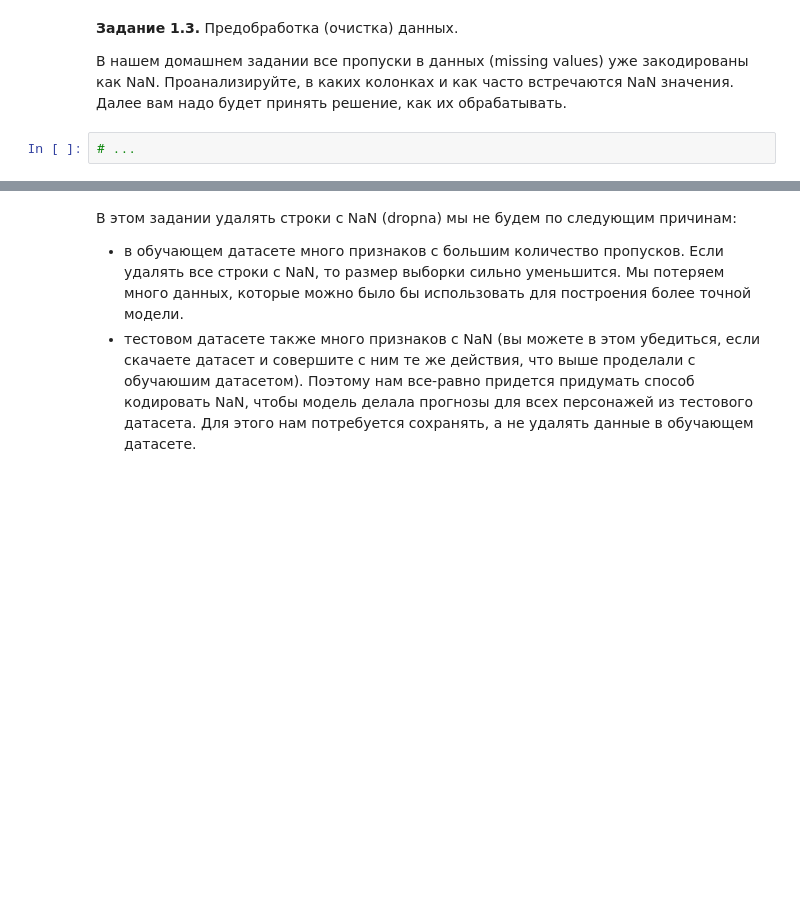
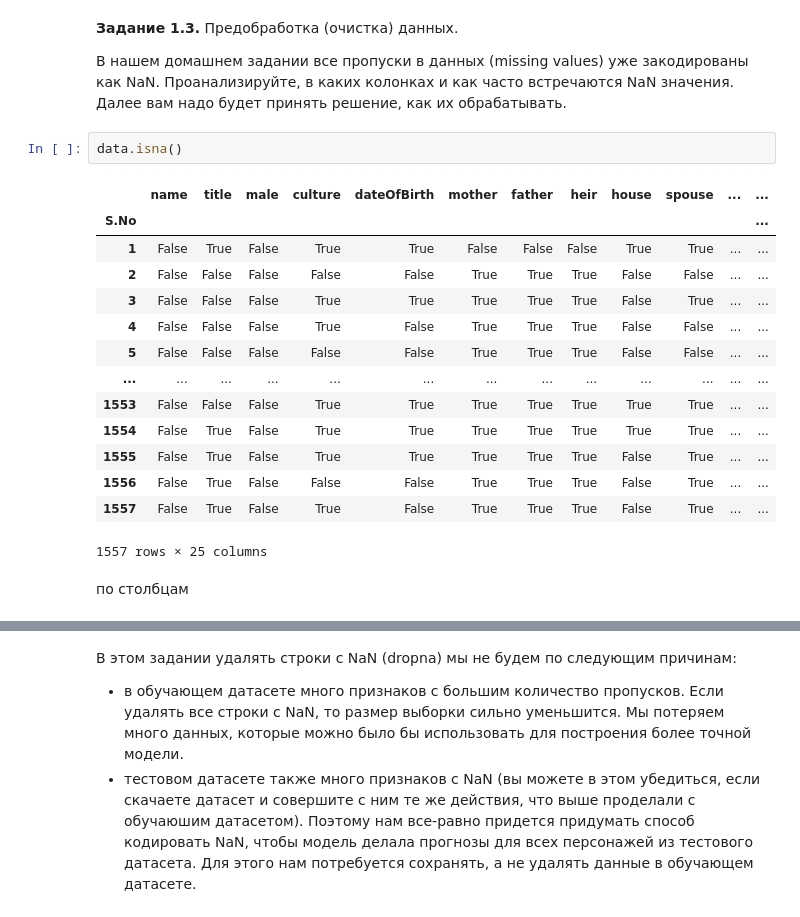
Before and after one commit to sofyakhlopkova/-1, a Jupyter notebook: week_01_ml_intro/Homework/hw_1_game_of_thrones.ipynb, the cells around one changed output, grey strips where cells are left out. Drawn from its saved outputs; the diff is of its cells as text; blank space fills up the shorter version.

```diff
--- a/week_01_ml_intro/Homework/hw_1_game_of_thrones.ipynb
+++ b/week_01_ml_intro/Homework/hw_1_game_of_thrones.ipynb
@@ -128,5 +176,22 @@ data.describe(include = [...]).T[['count', 'min', 'max']]
 **Задание 1.3.** Предобработка (очистка) данных.
 
 В нашем домашнем задании все пропуски в данных (missing values) уже закодированы как NaN. Проанализируйте, в каких колонках и как часто встречаются NaN значения. Далее вам надо будет принять решение, как их обрабатывать.
-# %%
-# ...
+# %%
+data.isna()
+# %% [output]
+|  | name | title | male | culture | dateOfBirth | mother | father | heir | house | spouse | ... | ... |
+| S.No |  |  |  |  |  |  |  |  |  |  |  | ... |
+| 1 | False | True | False | True | True | False | False | False | True | True | ... | ... |
+| 2 | False | False | False | False | False | True | True | True | False | False | ... | ... |
+| 3 | False | False | False | True | True | True | True | True | False | True | ... | ... |
+| 4 | False | False | False | True | False | True | True | True | False | False | ... | ... |
+| 5 | False | False | False | False | False | True | True | True | False | False | ... | ... |
+| ... | ... | ... | ... | ... | ... | ... | ... | ... | ... | ... | ... | ... |
+| 1553 | False | False | False | True | True | True | True | True | True | True | ... | ... |
+| 1554 | False | True | False | True | True | True | True | True | True | True | ... | ... |
+| 1555 | False | True | False | True | True | True | True | True | False | True | ... | ... |
+| 1556 | False | True | False | False | False | True | True | True | False | True | ... | ... |
+| 1557 | False | True | False | True | False | True | True | True | False | True | ... | ... |
+1557 rows × 25 columns
+# %% [markdown]
+по столбцам
```
Also changed, not shown: parts of 31 cells of this notebook.
